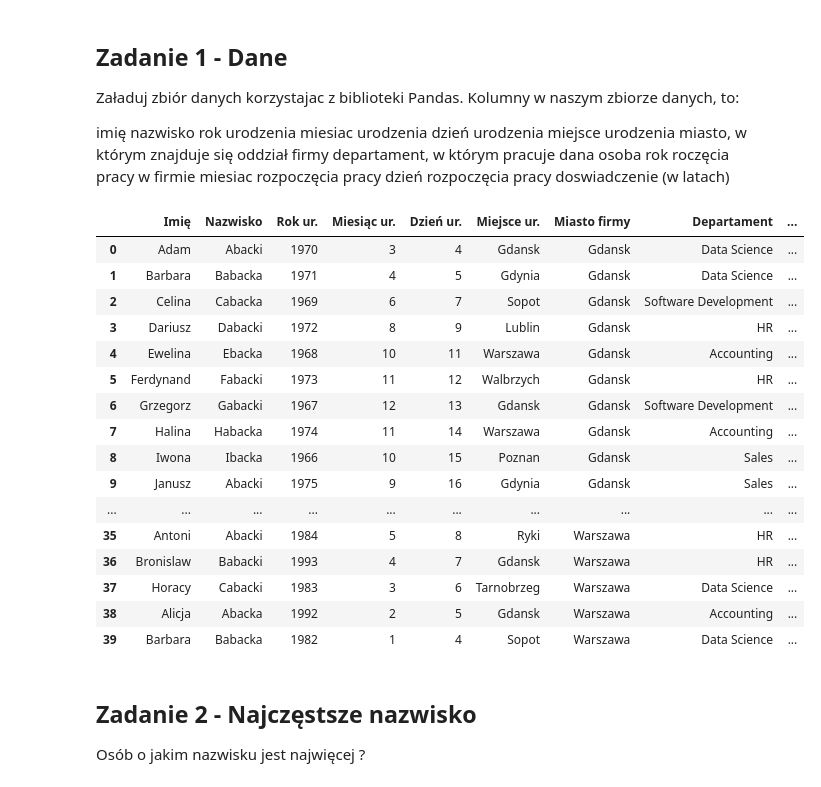
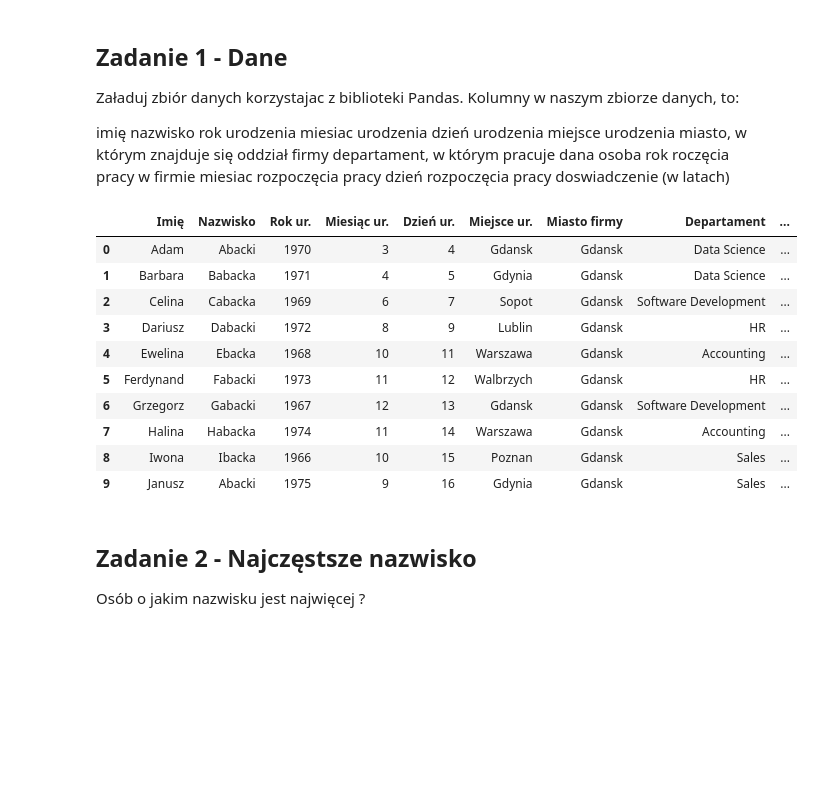
Before and after one commit to CreaTKeW/Future-Collars, a Jupyter notebook: zadania_pandas.ipynb, the cells around one changed output. Cells and saved outputs as stored; diff of their text form; code cells hidden in the pictures; blank space fills up the shorter version.

```diff
--- a/zadania_pandas.ipynb
+++ b/zadania_pandas.ipynb
@@ -20,25 +20,19 @@ import pandas as pd
 import numpy as np
 # %%
 df = pd.read_csv('../../Dane/CSV/dataset_pandas_pd.csv', names=['Imię', 'Nazwisko', 'Rok ur.', 'Miesiąc ur.', 'Dzień ur.', 'Miejsce ur.', 'Miasto firmy', 'Departament', 'Rok roz. pracy', 'Miesiąc roz. pracy', 'Dzień roz. pracy', 'Doświadczenie lat.'])
-df
+df.head(10)
 # %% [output]
 |  | Imię | Nazwisko | Rok ur. | Miesiąc ur. | Dzień ur. | Miejsce ur. | Miasto firmy | Departament | ... |
 | 0 | Adam | Abacki | 1970 | 3 | 4 | Gdansk | Gdansk | Data Science | ... |
 | 1 | Barbara | Babacka | 1971 | 4 | 5 | Gdynia | Gdansk | Data Science | ... |
 | 2 | Celina | Cabacka | 1969 | 6 | 7 | Sopot | Gdansk | Software Development | ... |
 | 3 | Dariusz | Dabacki | 1972 | 8 | 9 | Lublin | Gdansk | HR | ... |
 | 4 | Ewelina | Ebacka | 1968 | 10 | 11 | Warszawa | Gdansk | Accounting | ... |
 | 5 | Ferdynand | Fabacki | 1973 | 11 | 12 | Walbrzych | Gdansk | HR | ... |
 | 6 | Grzegorz | Gabacki | 1967 | 12 | 13 | Gdansk | Gdansk | Software Development | ... |
 | 7 | Halina | Habacka | 1974 | 11 | 14 | Warszawa | Gdansk | Accounting | ... |
 | 8 | Iwona | Ibacka | 1966 | 10 | 15 | Poznan | Gdansk | Sales | ... |
 | 9 | Janusz | Abacki | 1975 | 9 | 16 | Gdynia | Gdansk | Sales | ... |
-| ... | ... | ... | ... | ... | ... | ... | ... | ... | ... |
-| 35 | Antoni | Abacki | 1984 | 5 | 8 | Ryki | Warszawa | HR | ... |
-| 36 | Bronislaw | Babacki | 1993 | 4 | 7 | Gdansk | Warszawa | HR | ... |
-| 37 | Horacy | Cabacki | 1983 | 3 | 6 | Tarnobrzeg | Warszawa | Data Science | ... |
-| 38 | Alicja | Abacka | 1992 | 2 | 5 | Gdansk | Warszawa | Accounting | ... |
-| 39 | Barbara | Babacka | 1982 | 1 | 4 | Sopot | Warszawa | Data Science | ... |
 # %% [markdown]
 ## Zadanie 2 - Najczęstsze nazwisko
 
```
Also changed, not shown: parts of 10 cells of this notebook.
